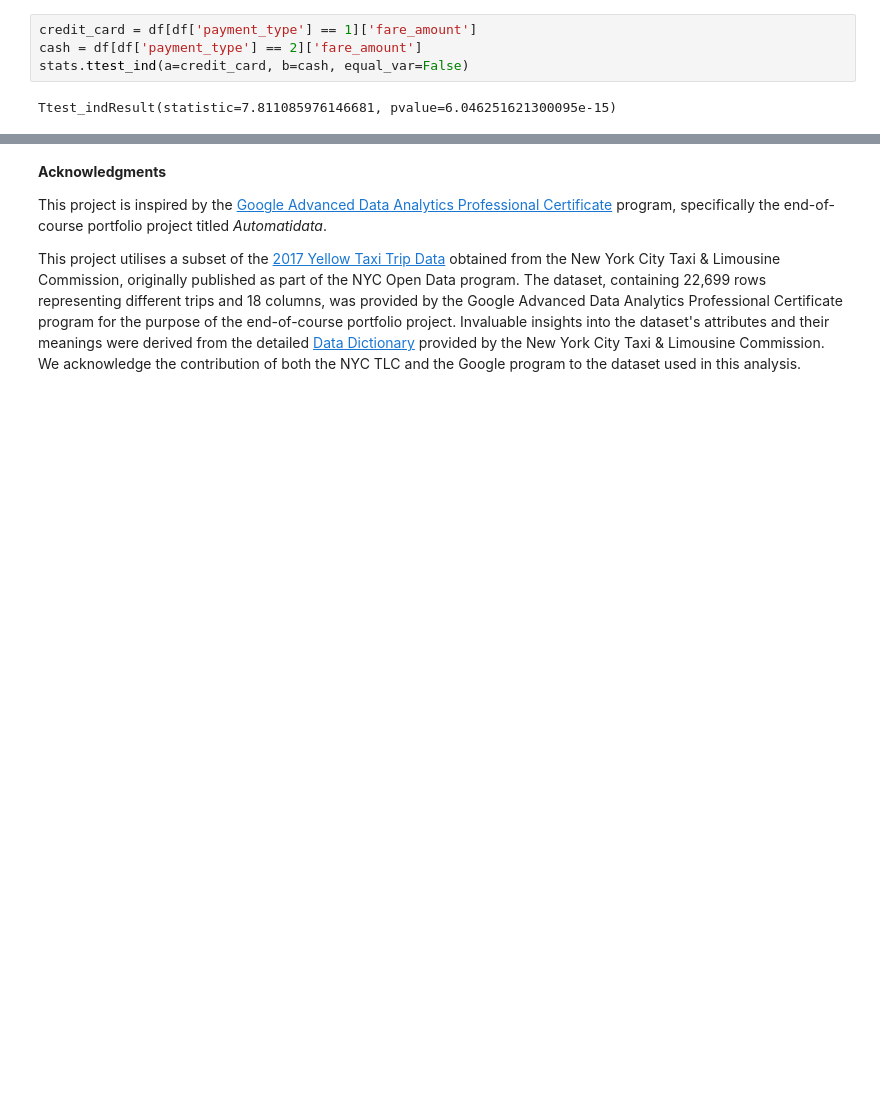
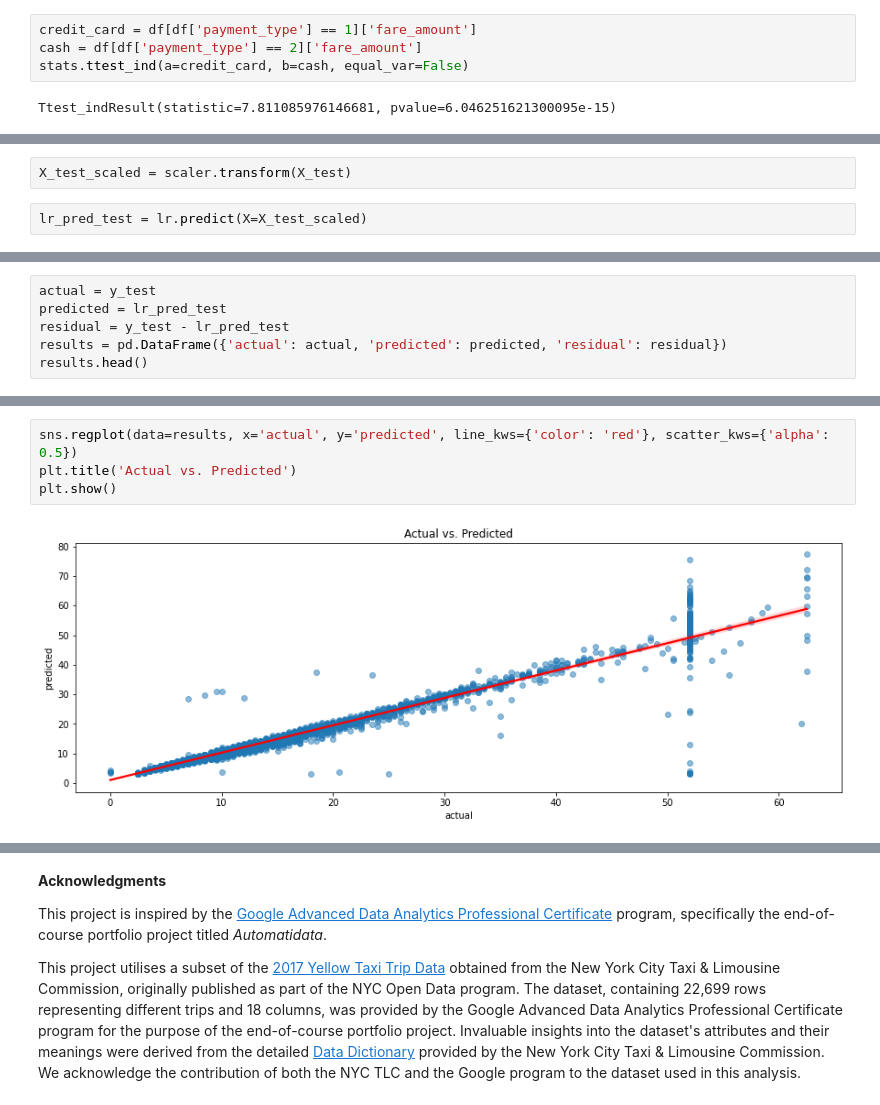
Before and after one commit to sssunri/farecast_NYC-TLC_estimation, a Jupyter notebook: fare_estimation.ipynb, the cells around one changed output, grey strips where cells are left out. Drawn from its saved outputs; the diff is of its cells as text; blank space fills up the shorter version.

```diff
--- a/fare_estimation.ipynb
+++ b/fare_estimation.ipynb
@@ -1323,0 +1344,4 @@ LinearRegression()
+# %%
+X_test_scaled = scaler.transform(X_test)
+# %%
+lr_pred_test = lr.predict(X=X_test_scaled)
@@ -1323,0 +1362,6 @@ LinearRegression()
+# %%
+actual = y_test
+predicted = lr_pred_test
+residual = y_test - lr_pred_test
+results = pd.DataFrame({'actual': actual, 'predicted': predicted, 'residual': residual})
+results.head()
@@ -1323,0 +1375,6 @@ LinearRegression()
+# %%
+sns.regplot(data=results, x='actual', y='predicted', line_kws={'color': 'red'}, scatter_kws={'alpha': 0.5})
+plt.title('Actual vs. Predicted')
+plt.show()
+# %% [output]
+[figure, added]
```
Also changed, not shown: parts of 80 cells of this notebook.
